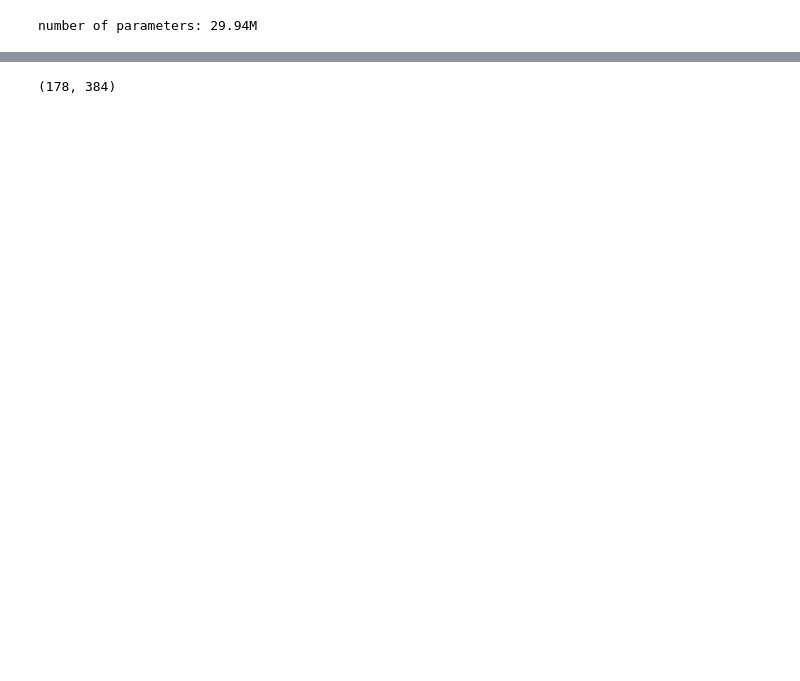
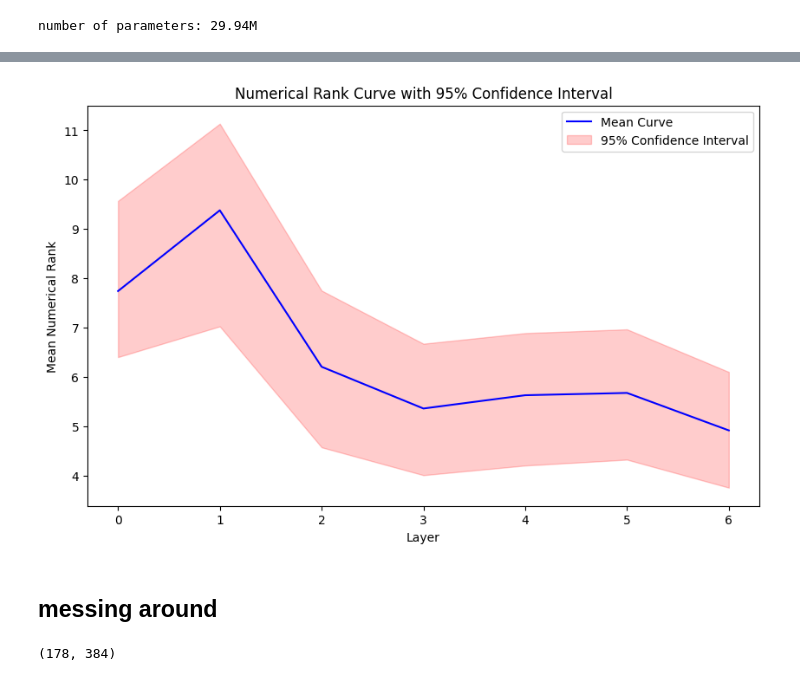
Before and after one commit to iz05/gpt-token-visual, a Jupyter notebook: playground.ipynb, the cells around one changed output, grey strips where cells are left out. Drawn from its saved outputs; the diff is of its cells as text; code cells hidden in the pictures; blank space fills up the shorter version.

Commit message:
added plots to numeric rank endpoint

```diff
--- a/playground.ipynb
+++ b/playground.ipynb
@@ -61,0 +96,17 @@ def get_embeddings(text):
+# %%
+eigendata = [ [] for i in range(7) ]
+# %%
+for idx, sample in enumerate(first_500_samples):
+    if idx % 10 == 0:
+        print(f"working on sample {idx}...")
+    text_prompt = sample['text']
+    all_embs = get_embeddings(text_prompt)
+    for layer, layer_embs in enumerate(all_embs[0]):
+        # Calculate cosine similarity matrix A
+        A = cosine_similarity(layer_embs)
+
+        # Get the eigenvalues of A
+        eigenvalues, _ = np.linalg.eig(A)
+        numeric_rank = np.sum(np.abs(eigenvalues)) / np.max(np.abs(eigenvalues))
+
+        eigendata[layer].append(numeric_rank)
@@ -61,0 +131,45 @@ def get_embeddings(text):
+# %%
+import numpy as np
+import matplotlib.pyplot as plt
+from scipy import stats
+
+# Assuming eigendata is a list of 7 lists, each containing 500 points
+data = np.array(eigendata)  # Shape (7, 500)
+
+# Compute the mean curve across layers (average each column)
+mean_curve = np.mean(data, axis=1)  # Shape (500,)
+
+lower_bound = np.percentile(data, 2.5, axis=1)
+upper_bound = np.percentile(data, 97.5, axis=1)
+
+
+# Compute standard error of the mean (SEM) for each index
+sem_curve = stats.sem(data, axis=1)  # Shape (500,)
+
+# Degrees of freedom
+df = data.shape[1] - 1  # 7 - 1 = 6
+
+# Compute the t-value for a 95% confidence interval
+t_value = stats.t.ppf(0.975, df)
+
+# Compute margin of error
+margin_error = t_value * sem_curve
+
+# Compute confidence interval bounds
+# lower_bound = mean_curve - margin_error
+# upper_bound = mean_curve + margin_error
+
+# Define x-axis (index values)
+x = np.arange(data.shape[0])  # 0 to 499
+
+# Plot the mean curve with 95% confidence interval
+plt.figure(figsize=(10, 6))
+plt.plot(x, mean_curve, label='Mean Curve', color='blue')
+plt.fill_between(x, lower_bound, upper_bound, color='red', alpha=0.2, label='95% Confidence Interval')
+plt.xlabel('Layer')
+plt.ylabel('Mean Numerical Rank')
+plt.title('Numerical Rank Curve with 95% Confidence Interval')
+plt.legend()
+plt.show()
+# %% [output]
+[figure, added]
@@ -62,3 +189,5 @@ def get_embeddings(text):
+# %% [markdown]
+## messing around
 # %%
 text_prompt = '''
 Once upon a time, there was a big octopus. He lived in the deep blue sea. He had a friend, a reliable fish. They played together every day. One day, the octopus and the fish found a big jug. They wanted to pour water on their friends for fun. But they couldn't agree on who would pour the water. The octopus said, "I want to pour the water!" The fish said, "No, I want to pour the water!" They were not happy. Then, the octopus had an idea. He said, "Let's both pour the water!" The fish liked the idea. They picked up the big jug together and poured water on all their friends. Everyone laughed and had fun. The octopus and the fish were happy again. They learned to share and play together. And they lived happily ever after.
```
Also changed, not shown: parts of 11 cells of this notebook, 4 other files.
